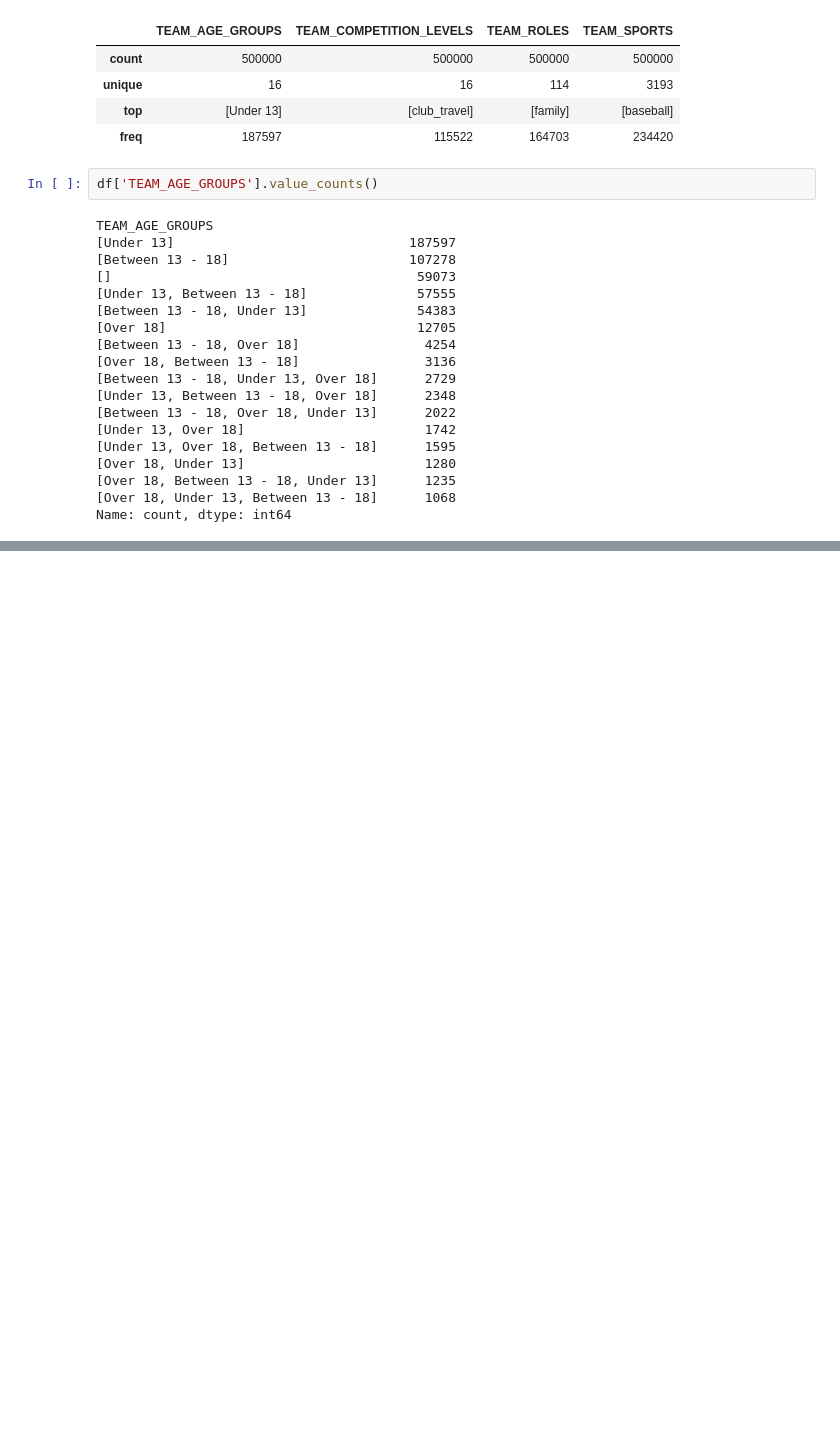
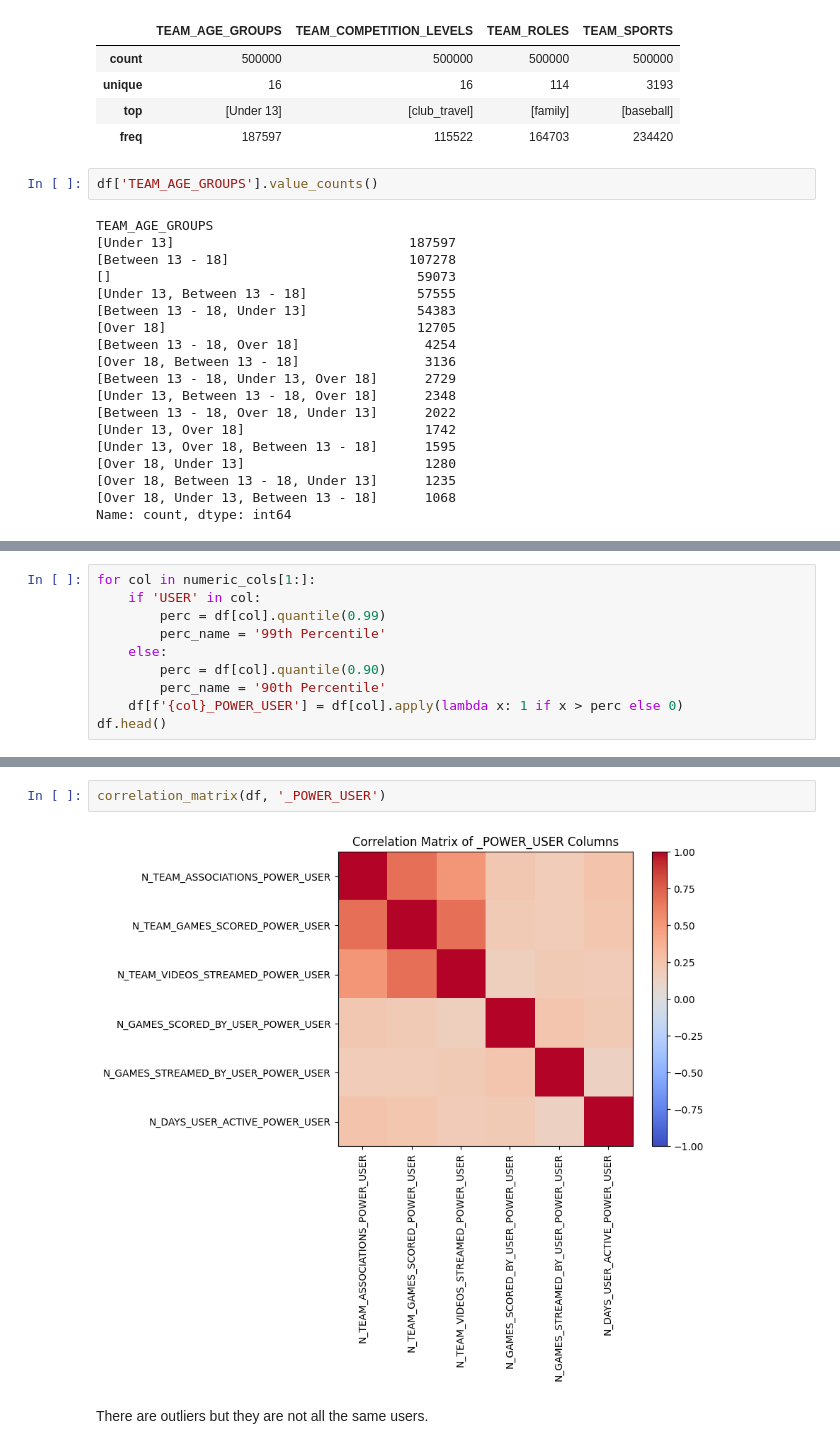
Before and after one commit to erstorts/dw-project, a Jupyter notebook: data-cleaning.ipynb, the cells around one changed output, grey strips where cells are left out. Saved outputs shown, nothing was run; the diff lists cells and outputs as text; blank space fills up the shorter version.

```diff
--- a/data-cleaning.ipynb
+++ b/data-cleaning.ipynb
@@ -359,0 +415,10 @@ df[['USER_ID',
+# %%
+for col in numeric_cols[1:]:
+    if 'USER' in col:
+        perc = df[col].quantile(0.99)
+        perc_name = '99th Percentile'
+    else:
+        perc = df[col].quantile(0.90)
+        perc_name = '90th Percentile'
+    df[f'{col}_POWER_USER'] = df[col].apply(lambda x: 1 if x > perc else 0)
+df.head()
@@ -359,0 +432,6 @@ df[['USER_ID',
+# %%
+correlation_matrix(df, '_POWER_USER')
+# %% [output]
+[figure, added]
+# %% [markdown]
+There are outliers but they are not all the same users.
```
Also changed, not shown: parts of 9 cells of this notebook, 6 other files.
